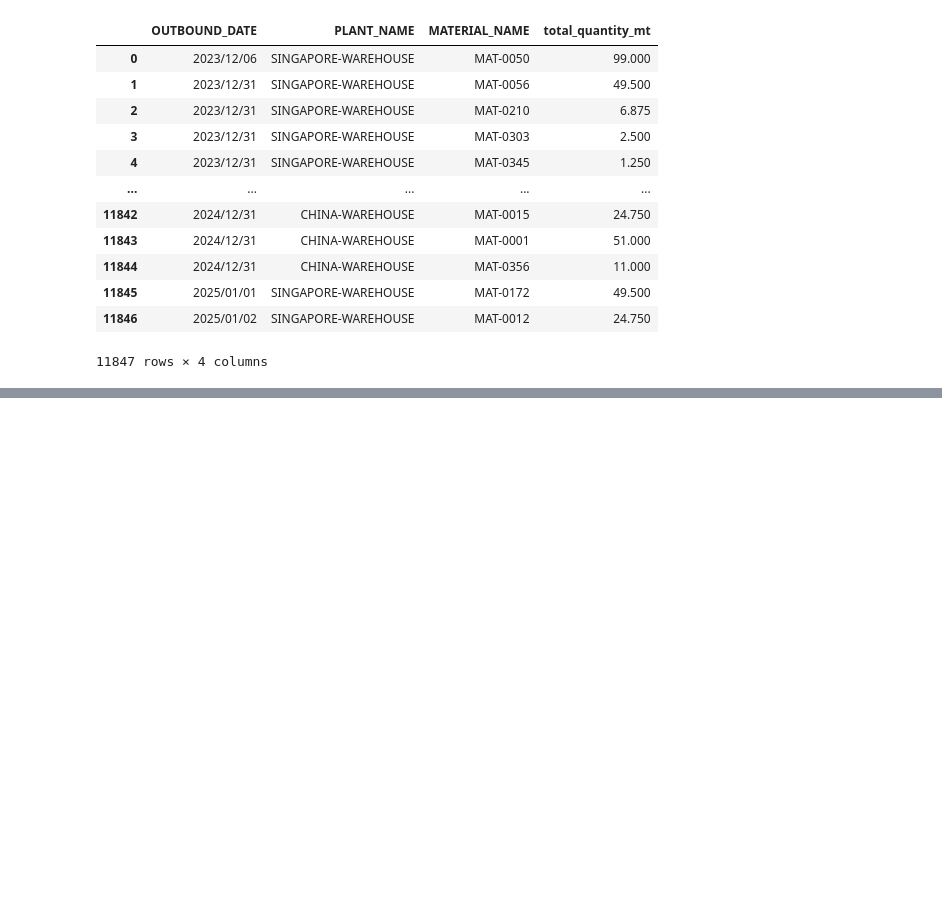
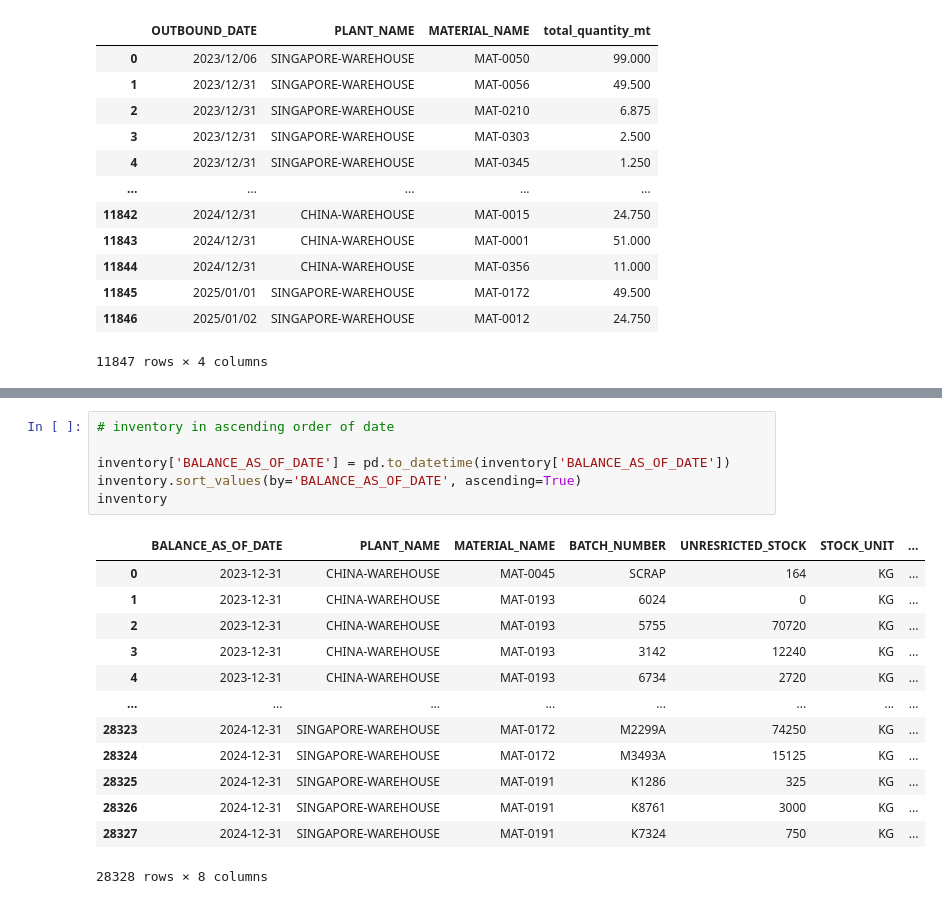
Before and after one commit to peter-parit/em-hackathon-notebooks, a Jupyter notebook: Notebooks/data-nanu.ipynb, the cells around one changed output, grey strips where cells are left out. Cells and saved outputs as stored; diff of their text form; blank space fills up the shorter version.

```diff
--- a/Notebooks/data-nanu.ipynb
+++ b/Notebooks/data-nanu.ipynb
@@ -199,0 +230,20 @@ initial_inv
+# %%
+# inventory in ascending order of date
+
+inventory['BALANCE_AS_OF_DATE'] = pd.to_datetime(inventory['BALANCE_AS_OF_DATE'])
+inventory.sort_values(by='BALANCE_AS_OF_DATE', ascending=True)
+inventory
+# %% [output]
+|  | BALANCE_AS_OF_DATE | PLANT_NAME | MATERIAL_NAME | BATCH_NUMBER | UNRESRICTED_STOCK | STOCK_UNIT | ... |
+| 0 | 2023-12-31 | CHINA-WAREHOUSE | MAT-0045 | SCRAP | 164 | KG | ... |
+| 1 | 2023-12-31 | CHINA-WAREHOUSE | MAT-0193 | 6024 | 0 | KG | ... |
+| 2 | 2023-12-31 | CHINA-WAREHOUSE | MAT-0193 | 5755 | 70720 | KG | ... |
+| 3 | 2023-12-31 | CHINA-WAREHOUSE | MAT-0193 | 3142 | 12240 | KG | ... |
+| 4 | 2023-12-31 | CHINA-WAREHOUSE | MAT-0193 | 6734 | 2720 | KG | ... |
+| ... | ... | ... | ... | ... | ... | ... | ... |
+| 28323 | 2024-12-31 | SINGAPORE-WAREHOUSE | MAT-0172 | M2299A | 74250 | KG | ... |
+| 28324 | 2024-12-31 | SINGAPORE-WAREHOUSE | MAT-0172 | M3493A | 15125 | KG | ... |
+| 28325 | 2024-12-31 | SINGAPORE-WAREHOUSE | MAT-0191 | K1286 | 325 | KG | ... |
+| 28326 | 2024-12-31 | SINGAPORE-WAREHOUSE | MAT-0191 | K8761 | 3000 | KG | ... |
+| 28327 | 2024-12-31 | SINGAPORE-WAREHOUSE | MAT-0191 | K7324 | 750 | KG | ... |
+28328 rows × 8 columns
```
Also changed, not shown: parts of 12 cells of this notebook.
